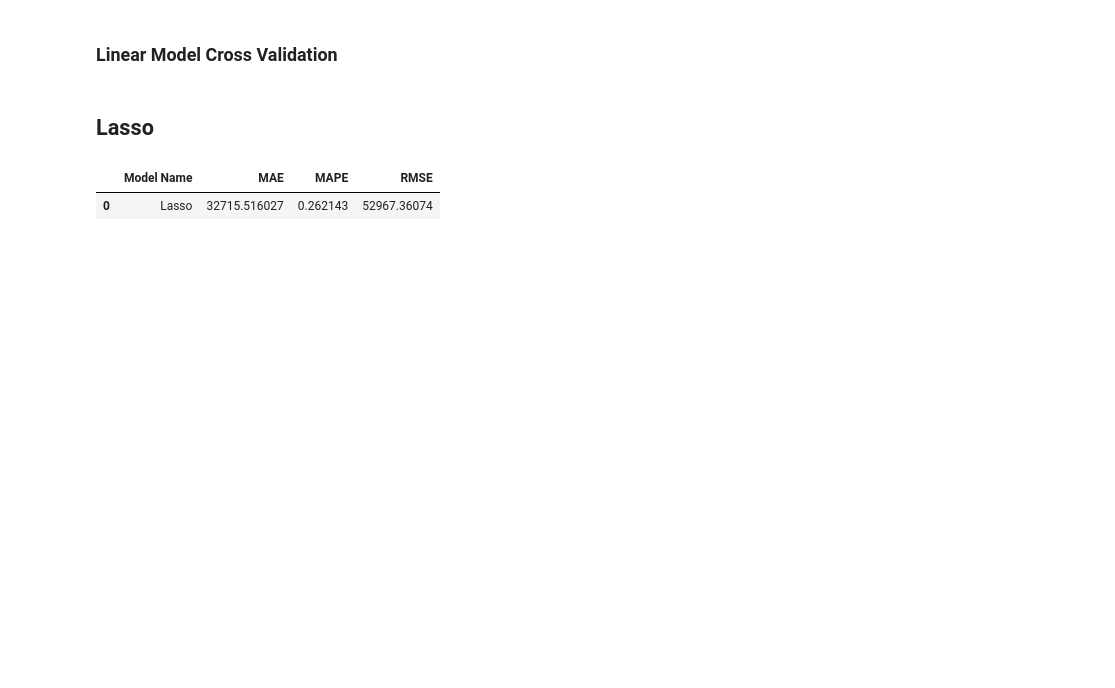
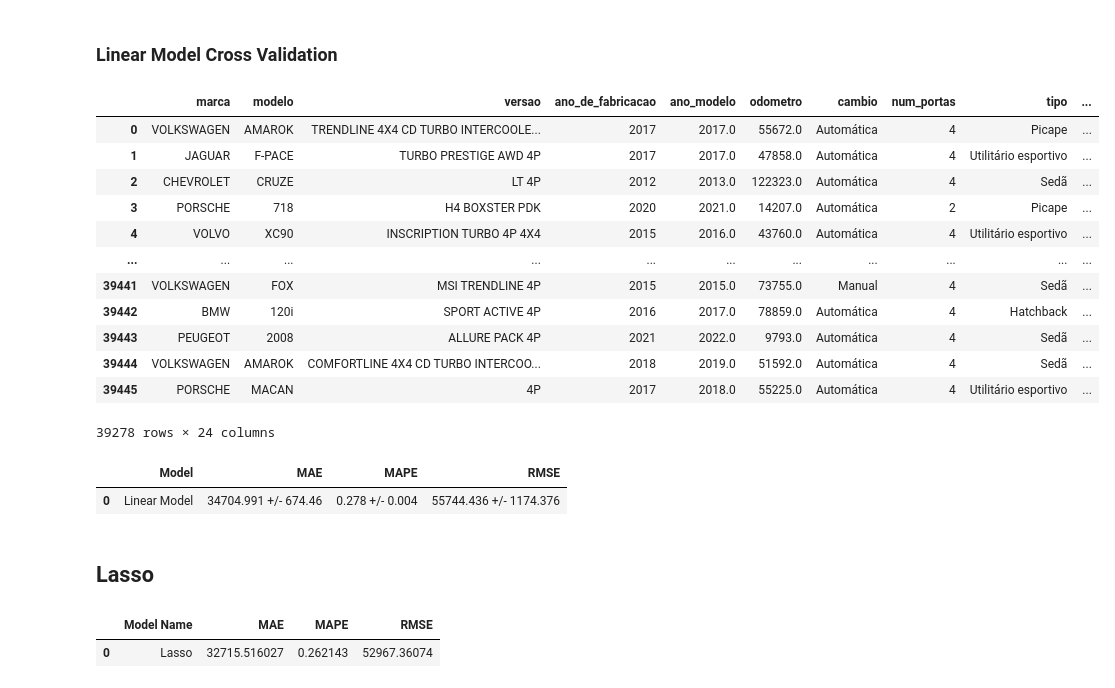
Before and after one commit to ArthurMesquita96/Mobility-Cars, a Jupyter notebook: Mobility_Cars_ciclo_1.ipynb, the cells around one changed output. Cells and saved outputs as stored; diff of their text form; code cells hidden in the pictures; blank space fills up the shorter version.

```diff
--- a/Mobility_Cars_ciclo_1.ipynb
+++ b/Mobility_Cars_ciclo_1.ipynb
@@ -1520,8 +1520,27 @@ ml_error('Linear Model', np.expm1(y_test), np.expm1(y_pred))
 # %% [markdown]
 ### Linear Model Cross Validation
+# %%
+X
+# %% [output]
+|  | marca | modelo | versao | ano_de_fabricacao | ano_modelo | odometro | cambio | num_portas | tipo | ... |
+| 0 | VOLKSWAGEN | AMAROK | TRENDLINE 4X4 CD TURBO INTERCOOLE... | 2017 | 2017.0 | 55672.0 | Automática | 4 | Picape | ... |
+| 1 | JAGUAR | F-PACE | TURBO PRESTIGE AWD 4P | 2017 | 2017.0 | 47858.0 | Automática | 4 | Utilitário esportivo | ... |
+| 2 | CHEVROLET | CRUZE | LT 4P | 2012 | 2013.0 | 122323.0 | Automática | 4 | Sedã | ... |
+| 3 | PORSCHE | 718 | H4 BOXSTER PDK | 2020 | 2021.0 | 14207.0 | Automática | 2 | Picape | ... |
+| 4 | VOLVO | XC90 | INSCRIPTION TURBO 4P 4X4 | 2015 | 2016.0 | 43760.0 | Automática | 4 | Utilitário esportivo | ... |
+| ... | ... | ... | ... | ... | ... | ... | ... | ... | ... | ... |
+| 39441 | VOLKSWAGEN | FOX | MSI TRENDLINE 4P | 2015 | 2015.0 | 73755.0 | Manual | 4 | Sedã | ... |
+| 39442 | BMW | 120i | SPORT ACTIVE 4P | 2016 | 2017.0 | 78859.0 | Automática | 4 | Hatchback | ... |
+| 39443 | PEUGEOT | 2008 | ALLURE PACK 4P | 2021 | 2022.0 | 9793.0 | Automática | 4 | Sedã | ... |
+| 39444 | VOLKSWAGEN | AMAROK | COMFORTLINE 4X4 CD TURBO INTERCOO... | 2018 | 2019.0 | 51592.0 | Automática | 4 | Sedã | ... |
+| 39445 | PORSCHE | MACAN | 4P | 2017 | 2018.0 | 55225.0 | Automática | 4 | Utilitário esportivo | ... |
+39278 rows × 24 columns
 # %%
-# cv_linear_model = cross_validation_k_fold(X, y, features_selected, 'Linear Model', lm_model, 10)
-# cv_linear_model
+cv_linear_model = cross_validation_k_fold(X, y, features_selected, 'Linear Model', lm_model, 10)
+cv_linear_model
+# %% [output]
+|  | Model | MAE | MAPE | RMSE |
+| 0 | Linear Model | 34704.991 +/- 674.46 | 0.278 +/- 0.004 | 55744.436 +/- 1174.376 |
 # %% [markdown]
 ## Lasso
 # %%
```
Also changed, not shown: parts of 3 cells of this notebook, 6 other files.
